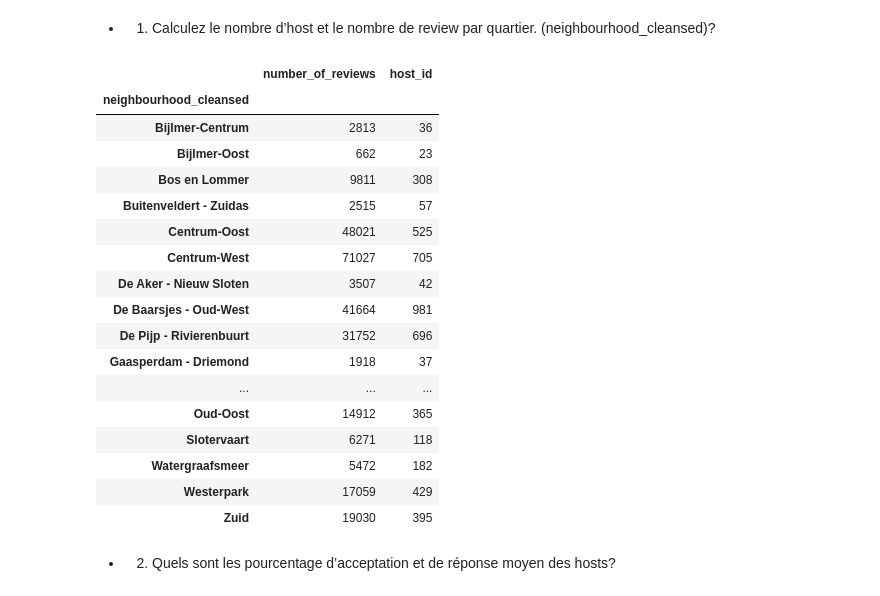
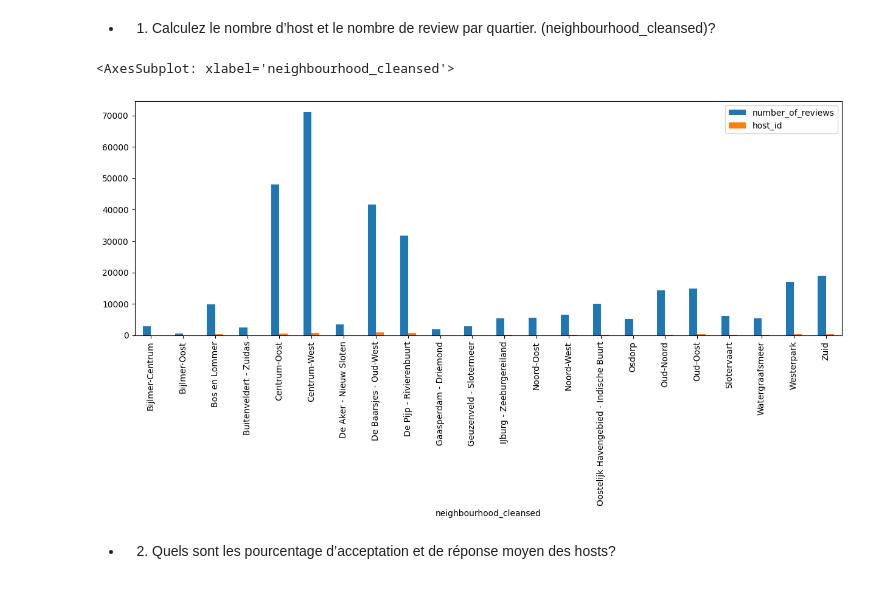
Before and after one commit to DonzerHD/Pandas-Env-Visuel, a Jupyter notebook: Pandas/TD_Pandas.ipynb, the cells around one changed output. Drawn from its saved outputs; the diff is of its cells as text; code cells hidden in the pictures.

Commit message:
ajout graphique test*

```diff
--- a/Pandas/TD_Pandas.ipynb
+++ b/Pandas/TD_Pandas.ipynb
@@ -17,26 +18,10 @@ df.head(3)
 (neighbourhood_cleansed)?
 # %%
 reviews = df.groupby('neighbourhood_cleansed').agg({'number_of_reviews': 'sum', 'host_id': 'nunique'})
-reviews
+reviews.plot(kind='bar', figsize=(15, 5))
 # %% [output]
-|  | number_of_reviews | host_id |
-| neighbourhood_cleansed |  |  |
-| Bijlmer-Centrum | 2813 | 36 |
-| Bijlmer-Oost | 662 | 23 |
-| Bos en Lommer | 9811 | 308 |
-| Buitenveldert - Zuidas | 2515 | 57 |
-| Centrum-Oost | 48021 | 525 |
-| Centrum-West | 71027 | 705 |
-| De Aker - Nieuw Sloten | 3507 | 42 |
-| De Baarsjes - Oud-West | 41664 | 981 |
-| De Pijp - Rivierenbuurt | 31752 | 696 |
-| Gaasperdam - Driemond | 1918 | 37 |
-| ... | ... | ... |
-| Oud-Oost | 14912 | 365 |
-| Slotervaart | 6271 | 118 |
-| Watergraafsmeer | 5472 | 182 |
-| Westerpark | 17059 | 429 |
-| Zuid | 19030 | 395 |
+<AxesSubplot: xlabel='neighbourhood_cleansed'>
+[figure, added]
 # %% [markdown]
 - 2. Quels sont les pourcentage d’acceptation et de réponse moyen des hosts?
 # %%
```
Also changed, not shown: parts of 11 cells of this notebook.
